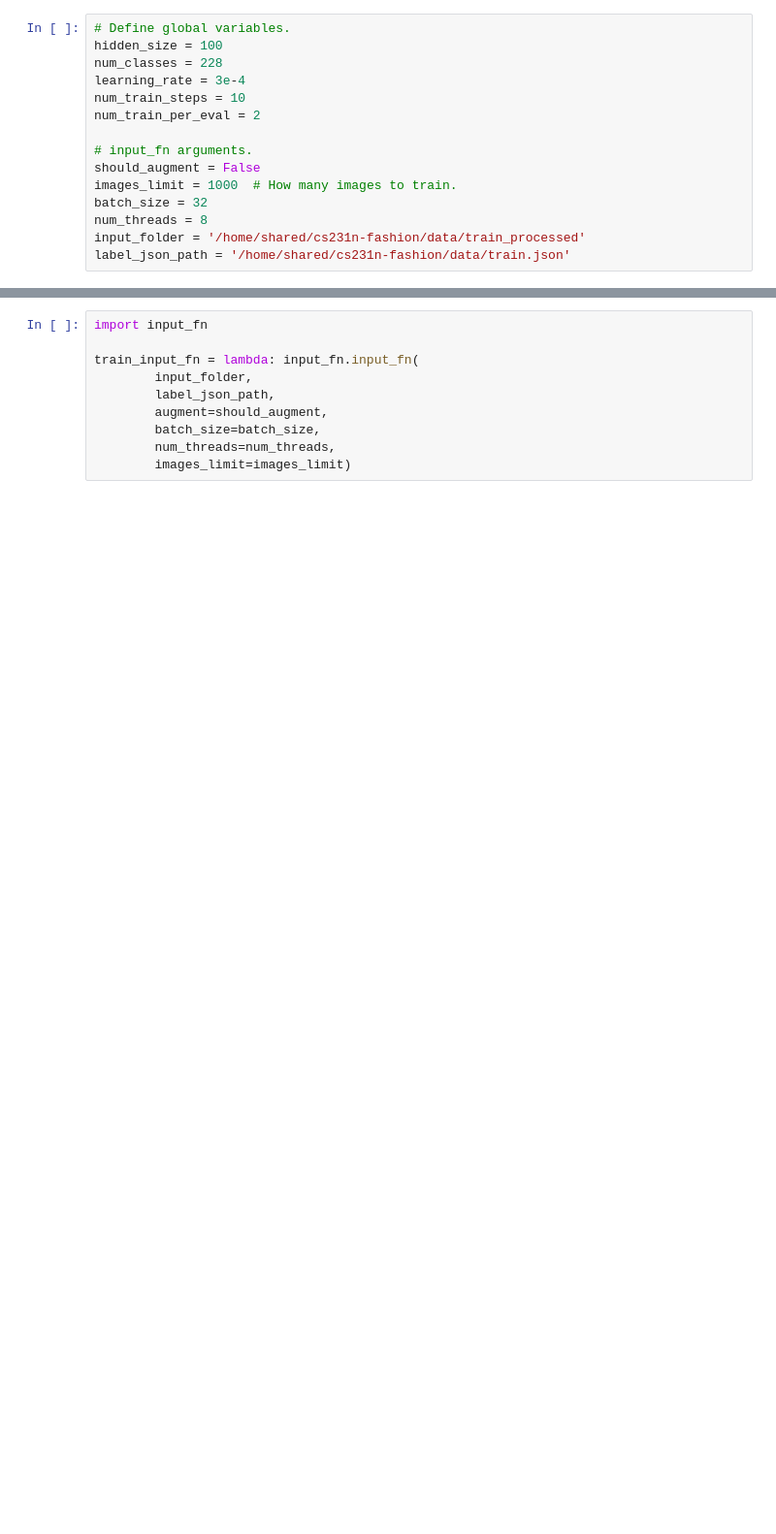
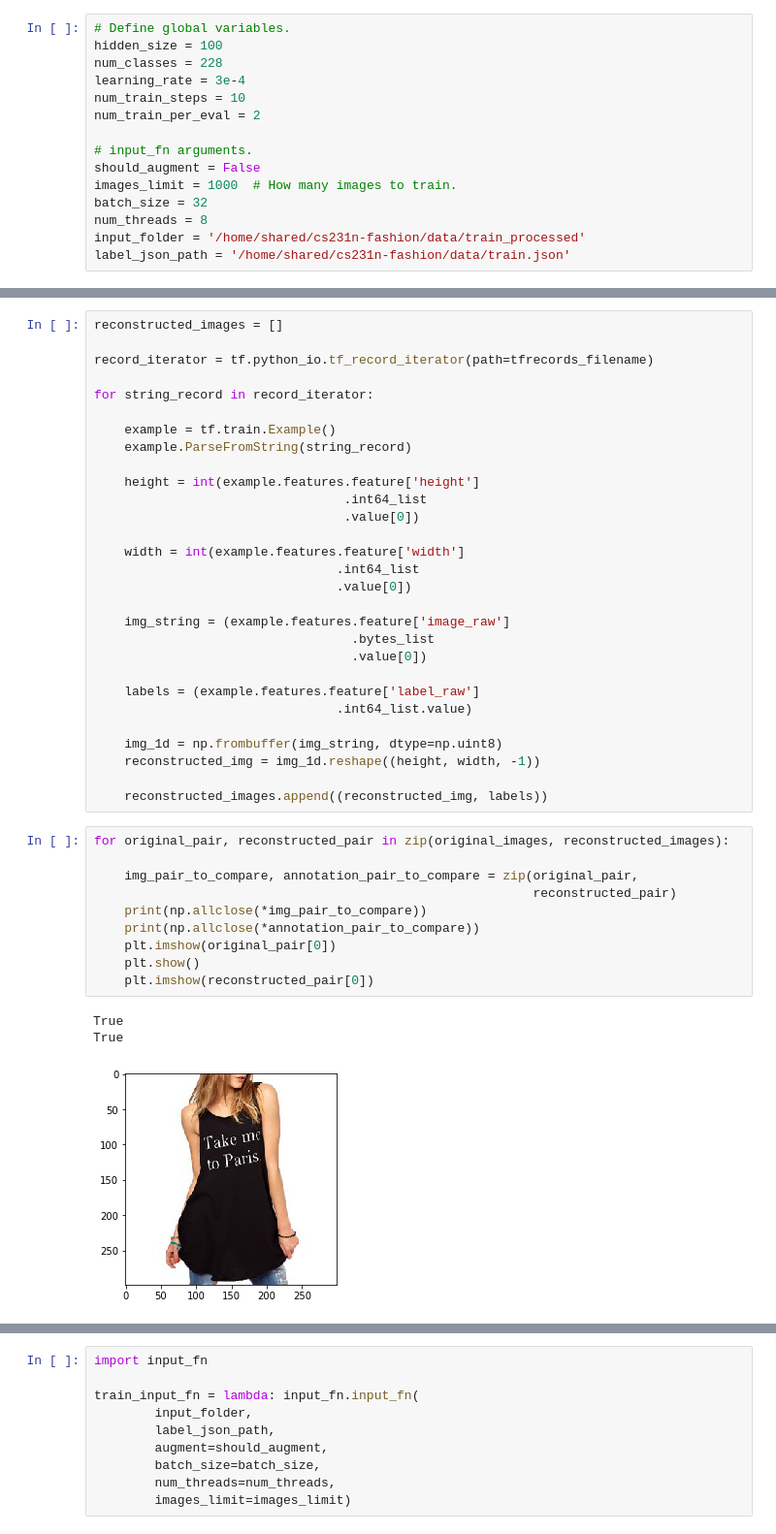
Before and after one commit to minfawang/cs231n-fashion, a Jupyter notebook: code/estimator.ipynb, the cells around one changed output, grey strips where cells are left out. Shown at 97% size. Saved outputs shown, nothing was run; the diff lists cells and outputs as text; blank space fills up the shorter version.

```diff
--- a/code/estimator.ipynb
+++ b/code/estimator.ipynb
@@ -24,0 +91,43 @@ label_json_path = '/home/shared/cs231n-fashion/data/train.json'
+# %%
+reconstructed_images = []
+
+record_iterator = tf.python_io.tf_record_iterator(path=tfrecords_filename)
+
+for string_record in record_iterator:
+
+    example = tf.train.Example()
+    example.ParseFromString(string_record)
+
+    height = int(example.features.feature['height']
+                                 .int64_list
+                                 .value[0])
+
+    width = int(example.features.feature['width']
+                                .int64_list
+                                .value[0])
+
+    img_string = (example.features.feature['image_raw']
+                                  .bytes_list
+                                  .value[0])
+
+    labels = (example.features.feature['label_raw']
+                                .int64_list.value)
+
+    img_1d = np.frombuffer(img_string, dtype=np.uint8)
+    reconstructed_img = img_1d.reshape((height, width, -1))
+
+    reconstructed_images.append((reconstructed_img, labels))
+# %%
+for original_pair, reconstructed_pair in zip(original_images, reconstructed_images):
+
+    img_pair_to_compare, annotation_pair_to_compare = zip(original_pair,
+                                                          reconstructed_pair)
+    print(np.allclose(*img_pair_to_compare))
+    print(np.allclose(*annotation_pair_to_compare))
+    plt.imshow(original_pair[0])
+    plt.show()
+    plt.imshow(reconstructed_pair[0])
+# %% [output]
+True
+True
+[figure, added]
```
Also changed, not shown: parts of 11 cells of this notebook, 2 other files.
